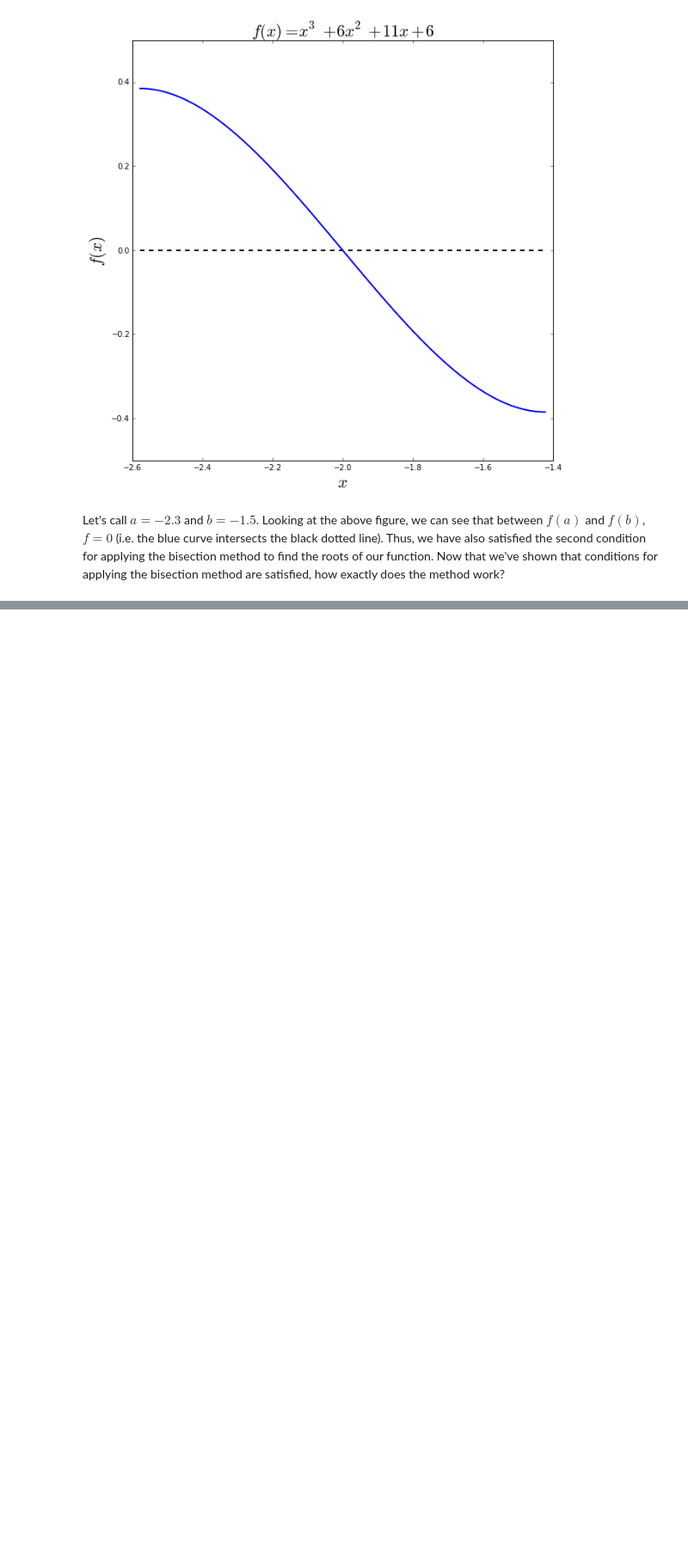
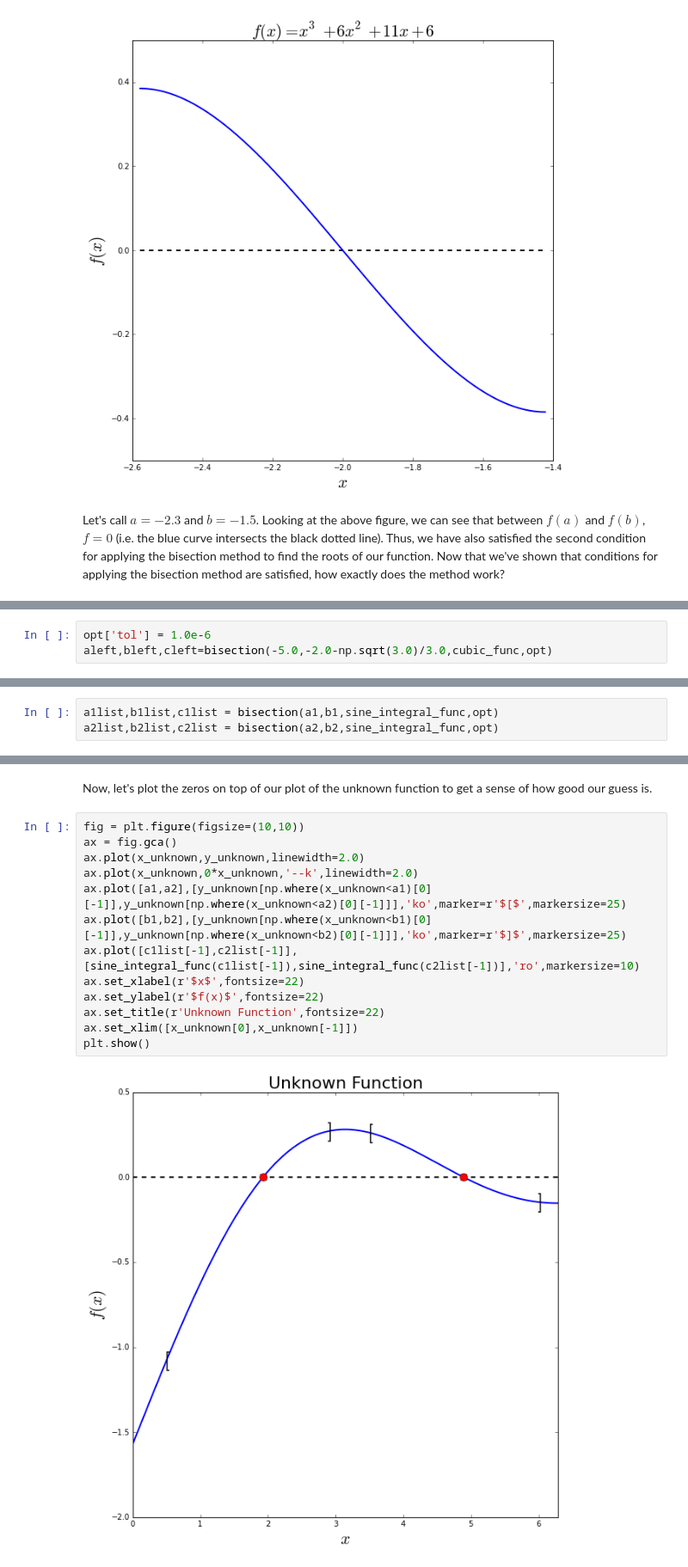
Before and after one commit to rescu/brainstorm, a Jupyter notebook: root_finding.ipynb, the cells around one changed output, grey strips where cells are left out. Shown at 86% size. Cells and saved outputs as stored; diff of their text form; blank space fills up the shorter version.

```diff
--- a/root_finding.ipynb
+++ b/root_finding.ipynb
@@ -72,0 +164,3 @@ Let's call $a=-2.3$ and $b=-1.5$. Looking at the above figure, we can see that b
+# %%
+opt['tol'] = 1.0e-6
+aleft,bleft,cleft=bisection(-5.0,-2.0-np.sqrt(3.0)/3.0,cubic_func,opt)
@@ -72,0 +240,3 @@ Let's call $a=-2.3$ and $b=-1.5$. Looking at the above figure, we can see that b
+# %%
+a1list,b1list,c1list = bisection(a1,b1,sine_integral_func,opt)
+a2list,b2list,c2list = bisection(a2,b2,sine_integral_func,opt)
@@ -72,0 +261,17 @@ Let's call $a=-2.3$ and $b=-1.5$. Looking at the above figure, we can see that b
+# %% [markdown]
+Now, let's plot the zeros on top of our plot of the unknown function to get a sense of how good our guess is.
+# %%
+fig = plt.figure(figsize=(10,10))
+ax = fig.gca()
+ax.plot(x_unknown,y_unknown,linewidth=2.0)
+ax.plot(x_unknown,0*x_unknown,'--k',linewidth=2.0)
+ax.plot([a1,a2],[y_unknown[np.where(x_unknown<a1)[0][-1]],y_unknown[np.where(x_unknown<a2)[0][-1]]],'ko',marker=r'$[$',markersize=25)
+ax.plot([b1,b2],[y_unknown[np.where(x_unknown<b1)[0][-1]],y_unknown[np.where(x_unknown<b2)[0][-1]]],'ko',marker=r'$]$',markersize=25)
+ax.plot([c1list[-1],c2list[-1]],[sine_integral_func(c1list[-1]),sine_integral_func(c2list[-1])],'ro',markersize=10)
+ax.set_xlabel(r'$x$',fontsize=22)
+ax.set_ylabel(r'$f(x)$',fontsize=22)
+ax.set_title(r'Unknown Function',fontsize=22)
+ax.set_xlim([x_unknown[0],x_unknown[-1]])
+plt.show()
+# %% [output]
+[figure, added]
```
Also changed, not shown: parts of 15 cells of this notebook, 2 other files.
